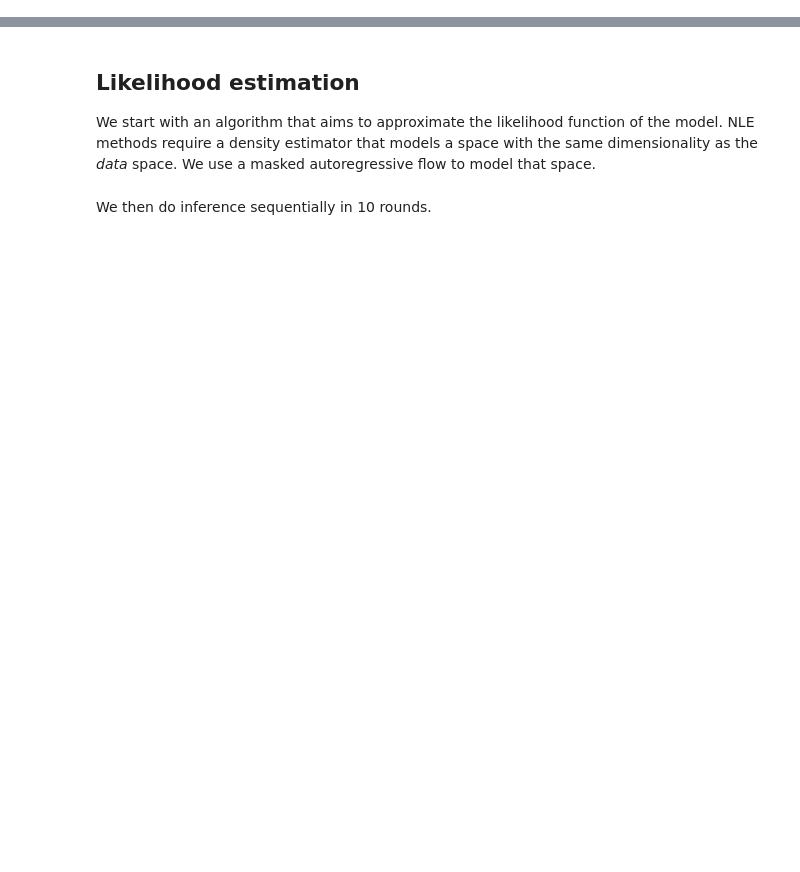
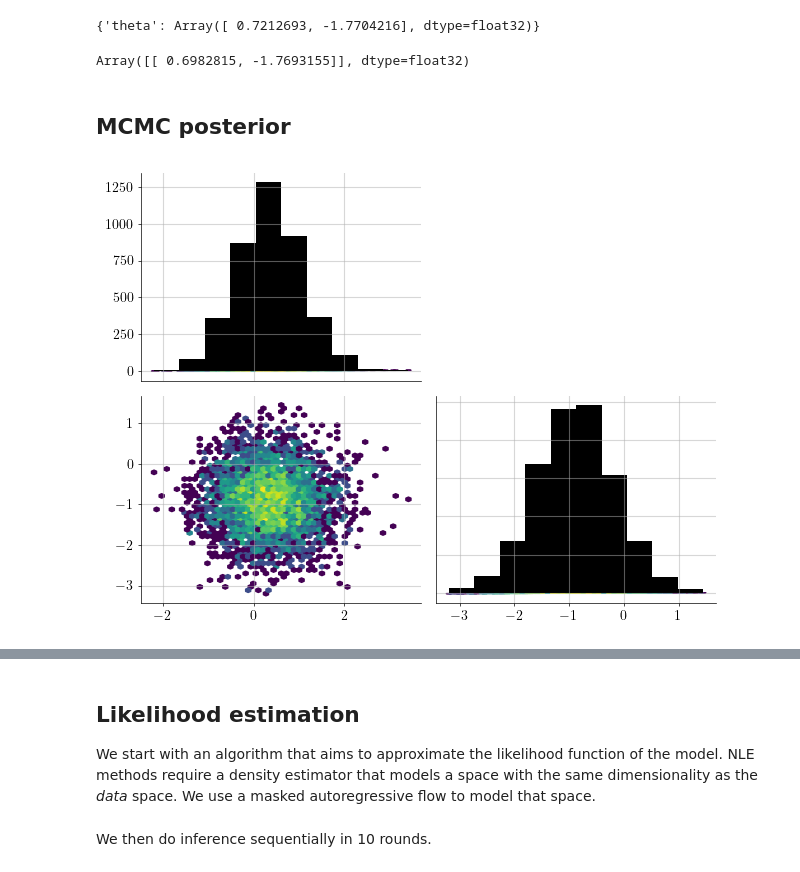
Before and after one commit to dirmeier/sbijax, a Jupyter notebook: docs/notebooks/sbi_with_sbijax.ipynb, the cells around one changed output, grey strips where cells are left out. Drawn from its saved outputs; the diff is of its cells as text; code cells hidden in the pictures; blank space fills up the shorter version.

```diff
--- a/docs/notebooks/sbi_with_sbijax.ipynb
+++ b/docs/notebooks/sbi_with_sbijax.ipynb
@@ -105,11 +76,12 @@ As an observation $y_{\text{obs}}$, we use the one that is used in the literatur
+# %%
+prior_draw = prior_fn().sample(seed=jr.PRNGKey(12345))
+prior_draw
+# %% [output]
+{'theta': Array([ 0.7212693, -1.7704216], dtype=float32)}
 # %%
-y_obs = jnp.array([[
-    -0.9707123,
-    -2.9461224,
-    -0.4494722,
-    -3.4231849,
-    -0.13285634,
-    -3.364017,
-    -0.85367596,
-    -2.4271638,
-]])
+y_obs = simulator_fn(jr.PRNGKey(12345), prior_draw)
+y_obs
+# %% [output]
+Array([[ 0.6982815, -1.7693155]], dtype=float32)
+# %% [markdown]
+## MCMC posterior
@@ -115,0 +91,28 @@ y_obs = jnp.array([[
+# %%
+def log_likelihood(y, theta):
+    mean = theta["theta"].reshape(1, 2)
+    mix = tfd.Categorical(logits=jnp.zeros(2))
+    likelihood = tfd.MixtureSameFamily(
+        mixture_distribution=mix,
+        components_distribution=tfd.MultivariateNormalDiag(
+            jnp.concatenate([mean, mean], axis=0),
+            jnp.concatenate([jnp.full((1, 2), 1.0), jnp.full((1, 2), 0.01)], axis=0),
+        )
+    )
+    ll = likelihood.log_prob(y)
+    return ll
+
+def log_density_fn(theta, y):
+    prior_lp = prior_fn().log_prob(theta)
+    likelihood_lp = log_likelihood(y, theta)
+    lp = jnp.sum(prior_lp) + jnp.sum(likelihood_lp)
+    return lp
+# %%
+log_density_partial = partial(log_density_fn, y=y_obs)
+mcmc_samples = sample_with_nuts(
+    jr.PRNGKey(1), log_density_partial, prior_fn().sample
+)
+# %%
+plot_posteriors(mcmc_samples["theta"].reshape(-1, 2))
+# %% [output]
+[figure, added]
```
Also changed, not shown: parts of 24 cells of this notebook, 24 other files.
